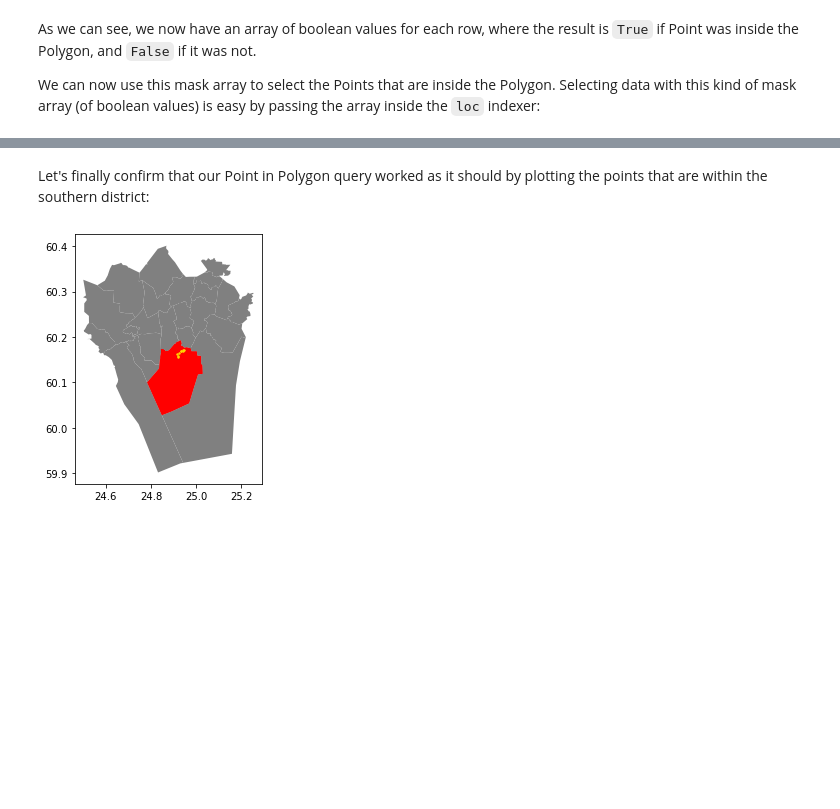
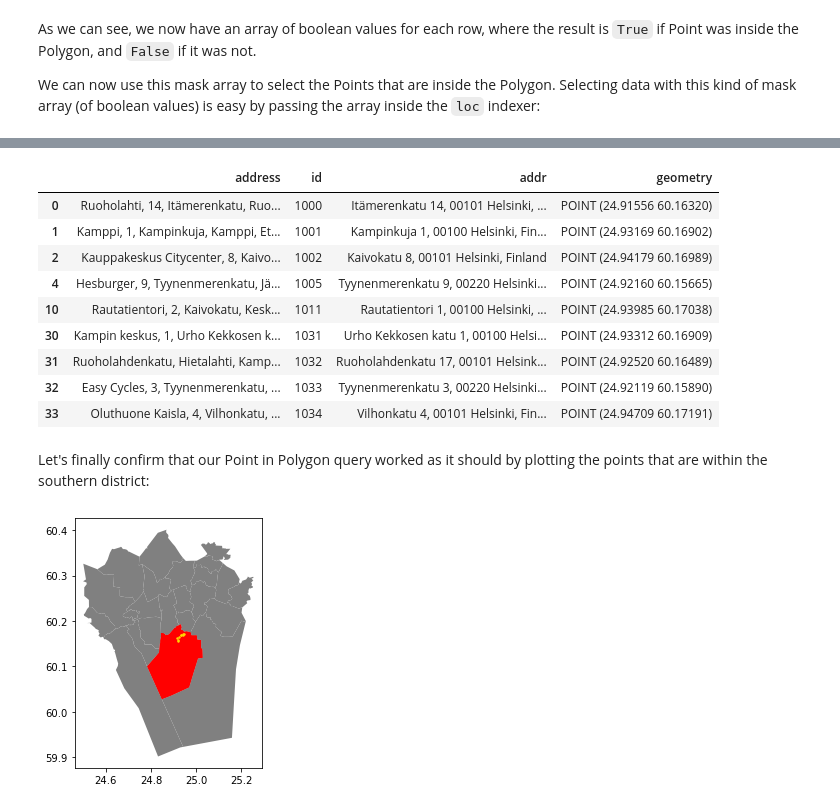
Before and after one commit to arr678/Hels2-Lessons, a Jupyter notebook: L3/02_point-in-polygon.ipynb, the cells around one changed output, grey strips where cells are left out. Saved outputs shown, nothing was run; the diff lists cells and outputs as text; code cells hidden in the pictures; blank space fills up the shorter version.

Commit message:
point

```diff
--- a/L3/02_point-in-polygon.ipynb
+++ b/L3/02_point-in-polygon.ipynb
@@ -324,0 +329,3 @@ dtype: bool
+# %%
+pip_mask = data.within(southern.at[0, 'geometry'])
+print(pip_mask)
@@ -342,3 +355,17 @@ We can now use this mask array to select the Points that are inside the Polygon.
+# %%
+pip_data = data.loc[pip_mask]
+pip_data
+# %% [output]
+|  | address | id | addr | geometry |
+| 0 | Ruoholahti, 14, Itämerenkatu, Ruo... | 1000 | Itämerenkatu 14, 00101 Helsinki, ... | POINT (24.91556 60.16320) |
+| 1 | Kamppi, 1, Kampinkuja, Kamppi, Et... | 1001 | Kampinkuja 1, 00100 Helsinki, Fin... | POINT (24.93169 60.16902) |
+| 2 | Kauppakeskus Citycenter, 8, Kaivo... | 1002 | Kaivokatu 8, 00101 Helsinki, Finland | POINT (24.94179 60.16989) |
+| 4 | Hesburger, 9, Tyynenmerenkatu, Jä... | 1005 | Tyynenmerenkatu 9, 00220 Helsinki... | POINT (24.92160 60.15665) |
+| 10 | Rautatientori, 2, Kaivokatu, Kesk... | 1011 | Rautatientori 1, 00100 Helsinki, ... | POINT (24.93985 60.17038) |
+| 30 | Kampin keskus, 1, Urho Kekkosen k... | 1031 | Urho Kekkosen katu 1, 00100 Helsi... | POINT (24.93312 60.16909) |
+| 31 | Ruoholahdenkatu, Hietalahti, Kamp... | 1032 | Ruoholahdenkatu 17, 00101 Helsink... | POINT (24.92520 60.16489) |
+| 32 | Easy Cycles, 3, Tyynenmerenkatu, ... | 1033 | Tyynenmerenkatu 3, 00220 Helsinki... | POINT (24.92119 60.15890) |
+| 33 | Oluthuone Kaisla, 4, Vilhonkatu, ... | 1034 | Vilhonkatu 4, 00101 Helsinki, Fin... | POINT (24.94709 60.17191) |
 # %% [markdown]
 Let's finally confirm that our Point in Polygon query worked as it should by plotting the points that are within the southern district:
 # %%
```
Also changed, not shown: parts of 27 cells of this notebook, 1 other file.
